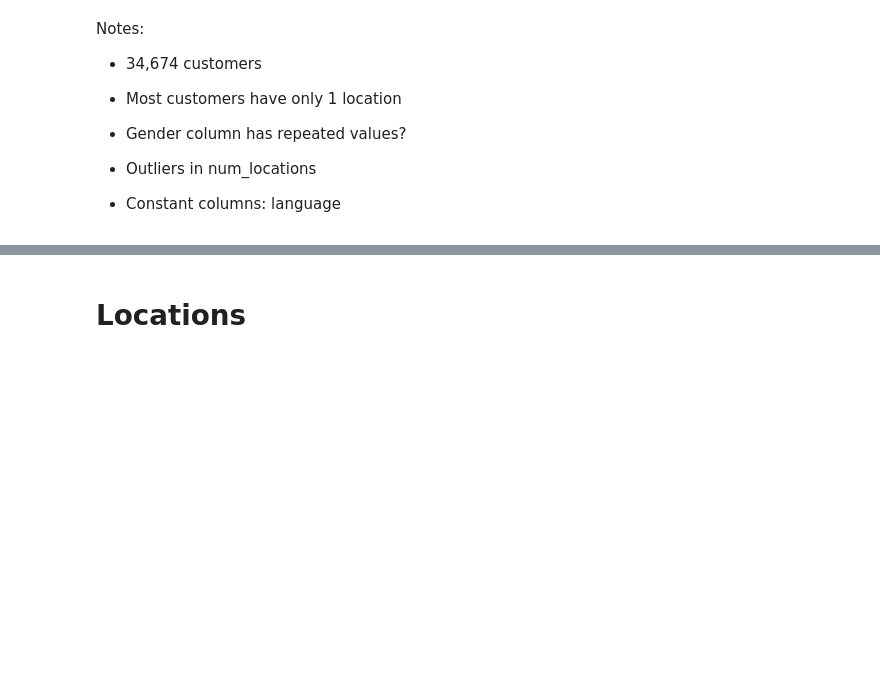
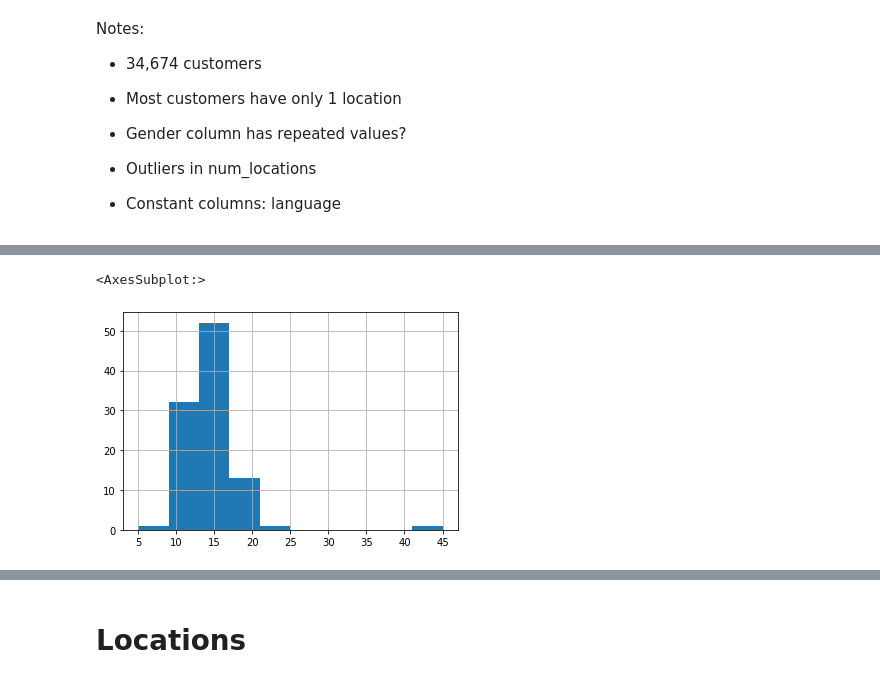
Before and after one commit to functorial/RestaurantRecommender, a Jupyter notebook: notebook.ipynb, the cells around one changed output, grey strips where cells are left out. Cells and saved outputs as stored; diff of their text form; code cells hidden in the pictures; blank space fills up the shorter version.

```diff
--- a/notebook.ipynb
+++ b/notebook.ipynb
@@ -324,0 +406,5 @@ Notes:
+# %%
+vendors['prepration_time'].hist()
+# %% [output]
+<AxesSubplot:>
+[figure, added]
```
Also changed, not shown: parts of 49 cells of this notebook, 1 other file.
